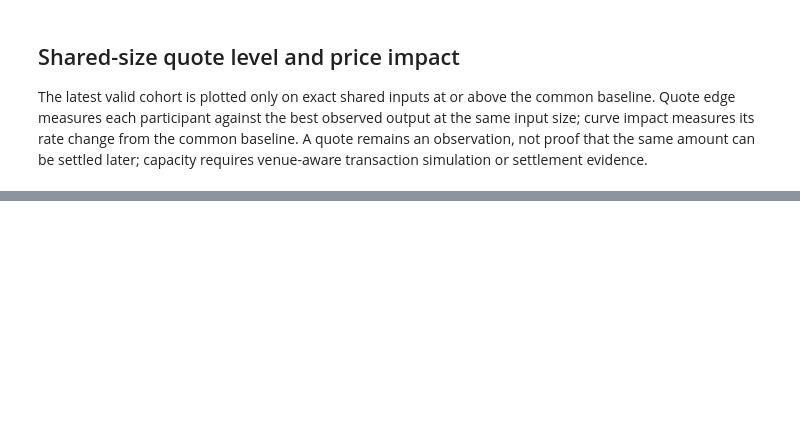
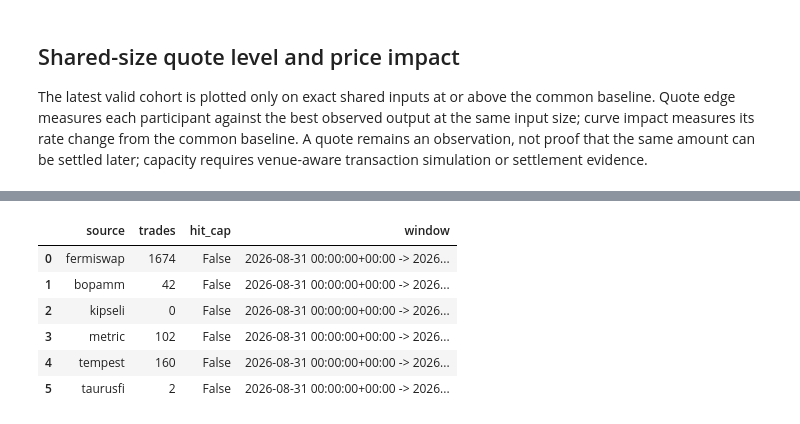
Before and after one commit to polaris-data/notebooks, a Jupyter notebook: notebooks/propamm_quote_ladder_analysis.ipynb, the cells around one changed output, grey strips where cells are left out. Saved outputs shown, nothing was run; the diff lists cells and outputs as text; code cells hidden in the pictures; blank space fills up the shorter version.

```diff
--- a/notebooks/propamm_quote_ladder_analysis.ipynb
+++ b/notebooks/propamm_quote_ladder_analysis.ipynb
@@ -432,0 +446,66 @@ plt.show()
+# %%
+TOKEN_SYMBOLS = {
+    "0xc02aaa39b223fe8d0a0e5c4f27ead9083c756cc2": "WETH",
+    "0xa0b86991c6218b36c1d19d4a2e9eb0ce3606eb48": "USDC",
+    "0xdac17f958d2ee523a2206206994597c13d831ec7": "USDT",
+    "0x2260fac5e5542a773aa44fbcfedf7c193bc2c599": "WBTC",
+    "0x9d39a5de30e57443bff2a8307a4256c8797a3497": "sUSDe",
+    "0x4c9edd5852cd905f086c759e8383e09bff1e68b3": "USDe",
+    "0xcbb7c0000ab88b473b1f5afd9ef808440eed33bf": "cbBTC",
+}
+
+
+def token_symbol(address):
+    return TOKEN_SYMBOLS.get(address, address[:6] + "…" + address[-4:])
+
+
+trade_rows_by_source = {}
+pair_sets_by_source = {}
+trade_coverage_records = []
+
+with PolarisClient() as client:
+    for source in sources:
+        catalog = client.catalog(source=source, market=market)
+        if not catalog.get("markets"):
+            trade_rows_by_source[source] = []
+            pair_sets_by_source[source] = set()
+            trade_coverage_records.append({"source": source, "trades": 0, "window": "not in catalog"})
+            continue
+
+        market_info = catalog["markets"][0]
+        start, accessible_end = accessible_bounds(market_info)
+        rows, truncated = bounded_rows(
+            client.trades(source=source, market=market, from_=start, to=accessible_end, allow_gaps=True),
+            max_rows_per_source,
+        )
+        trade_rows_by_source[source] = rows
+
+        pairs = set()
+        for ladder in bounded_rows(
+            client.propamm_quote_ladders(source=source, market=market, from_=start, to=accessible_end, allow_gaps=True),
+            max_rows_per_source,
+        )[0]:
+            values = (ladder.get("data") or {}).get("values") or {}
+            token_in = (values.get("token_in") or "").lower()
+            token_out = (values.get("token_out") or "").lower()
+            if token_in and token_out:
+                pairs.add((token_symbol(token_in), token_symbol(token_out)))
+        pair_sets_by_source[source] = pairs
+
+        trade_coverage_records.append({
+            "source": source,
+            "trades": len(rows),
+            "hit_cap": truncated,
+            "window": f"{start} -> {accessible_end}",
+        })
+
+trade_coverage_df = pd.DataFrame(trade_coverage_records)
+trade_coverage_df
+# %% [output]
+|  | source | trades | hit_cap | window |
+| 0 | fermiswap | 1674 | False | 2026-08-31 00:00:00+00:00 -> 2026... |
+| 1 | bopamm | 42 | False | 2026-08-31 00:00:00+00:00 -> 2026... |
+| 2 | kipseli | 0 | False | 2026-08-31 00:00:00+00:00 -> 2026... |
+| 3 | metric | 102 | False | 2026-08-31 00:00:00+00:00 -> 2026... |
+| 4 | tempest | 160 | False | 2026-08-31 00:00:00+00:00 -> 2026... |
+| 5 | taurusfi | 2 | False | 2026-08-31 00:00:00+00:00 -> 2026... |
```
Also changed, not shown: parts of 7 cells of this notebook.
